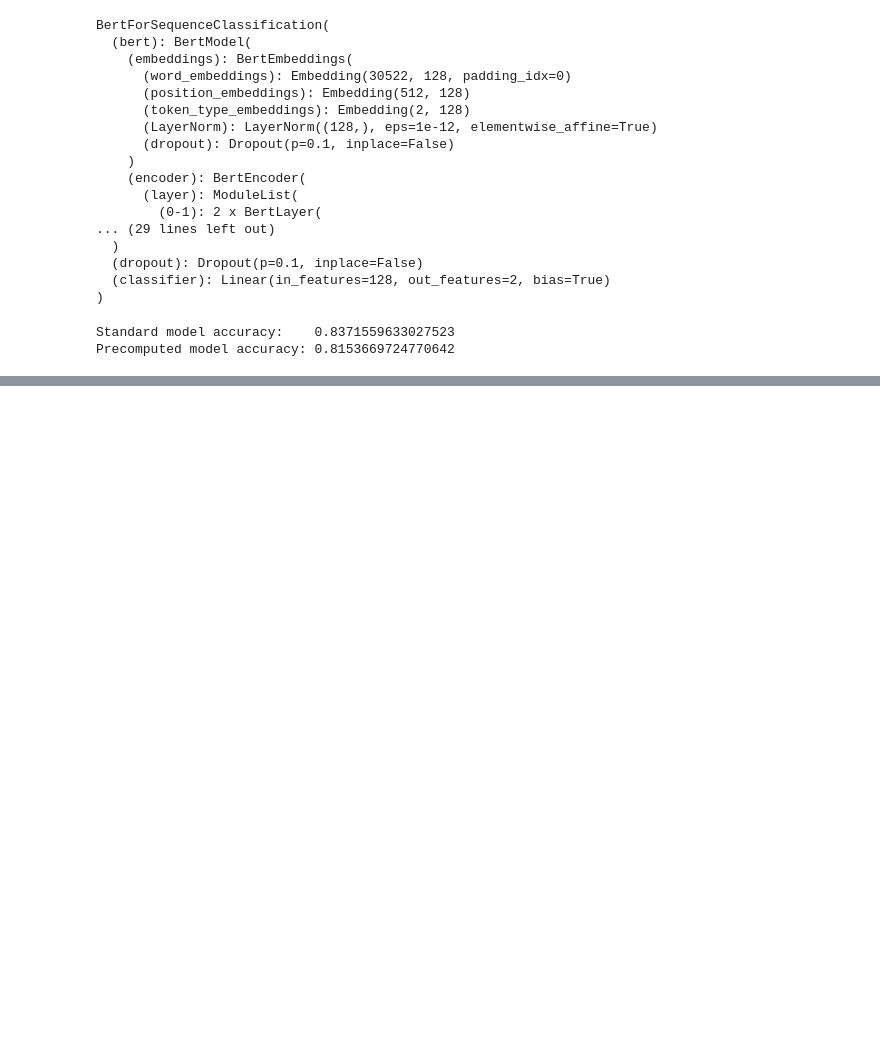
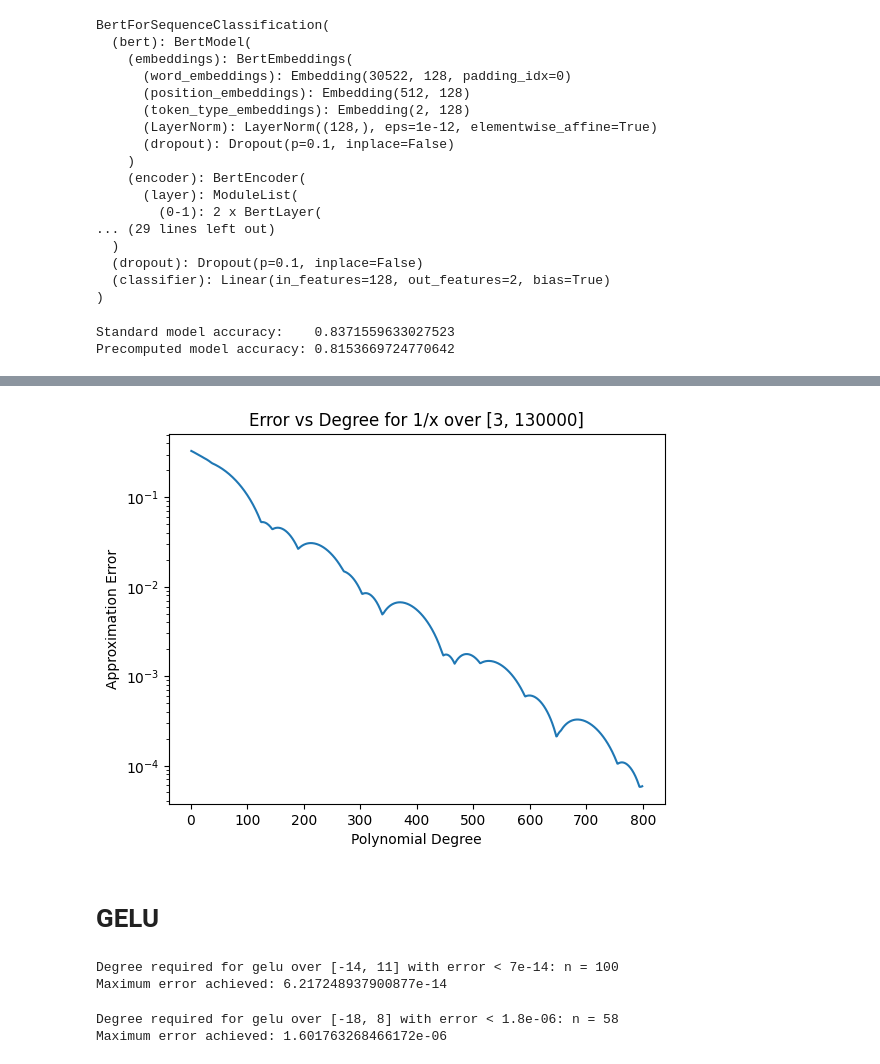
Before and after one commit to tonyma163/FHE-BERT-Tiny, a Jupyter notebook: notebooks/SST-2 BERT-Tiny Chebyshev Intervals.ipynb, the cells around one changed output, grey strips where cells are left out. Cells and saved outputs as stored; diff of their text form; code cells hidden in the pictures; blank space fills up the shorter version.

```diff
--- a/notebooks/SST-2 BERT-Tiny Chebyshev Intervals.ipynb
+++ b/notebooks/SST-2 BERT-Tiny Chebyshev Intervals.ipynb
@@ -349,0 +380,11 @@ print(max(input_tanh))
+# %%
+epsilon = 4.2e-3  # Target approximation error # 0.004273725775988779
+n = 1
+while True:
+    error = compute_error(n)
+    if error < epsilon:
+        break
+    n += 1
+
+print(f"Degree required for 1/x over [{a}, {b}] with error < {epsilon}: n = {n}")
+print(f"Maximum error achieved: {error}")
@@ -349,0 +439,20 @@ print(max(input_tanh))
+# %%
+a, b = 3, 130000
+
+degrees = []
+errors = []
+for n in range(1, 800):
+    error = compute_error(n)
+    degrees.append(n)
+    errors.append(error)
+
+plt.plot(degrees, errors)
+plt.yscale('log')
+plt.xlabel('Polynomial Degree')
+plt.ylabel('Approximation Error')
+plt.title('Error vs Degree for 1/x over [{}, {}]'.format(a, b))
+plt.show()
+# %% [output]
+[figure, added]
+# %% [markdown]
+# GELU
@@ -349,0 +482,30 @@ print(max(input_tanh))
+# %%
+epsilon = 7e-14  # Target approximation error # 7.105427357601002e-14
+n = 1
+while True:
+    error = compute_error_gelu(n)
+    if error < epsilon:
+        break
+    n += 1
+
+print(f"Degree required for gelu over [{a}, {b}] with error < {epsilon}: n = {n}")
+print(f"Maximum error achieved: {error}")
+# %% [output]
+Degree required for gelu over [-14, 11] with error < 7e-14: n = 100
+Maximum error achieved: 6.217248937900877e-14
+# %%
+a, b = -18, 8  # Adjust as per your data
+
+epsilon = 1.8e-6  # Target approximation error #1.8033960389185477e-06
+n = 1
+while True:
+    error = compute_error_gelu(n)
+    if error < epsilon:
+        break
+    n += 1
+
+print(f"Degree required for gelu over [{a}, {b}] with error < {epsilon}: n = {n}")
+print(f"Maximum error achieved: {error}")
+# %% [output]
+Degree required for gelu over [-18, 8] with error < 1.8e-06: n = 58
+Maximum error achieved: 1.601763268466172e-06
```
Also changed, not shown: parts of 27 cells of this notebook, 4 other files.
